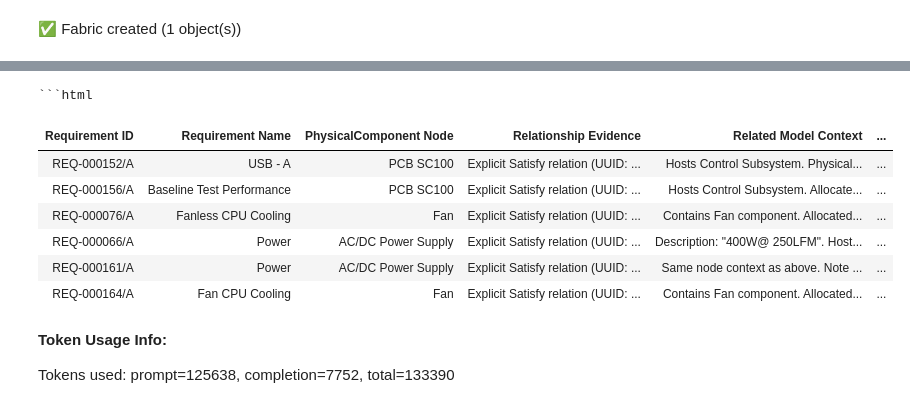
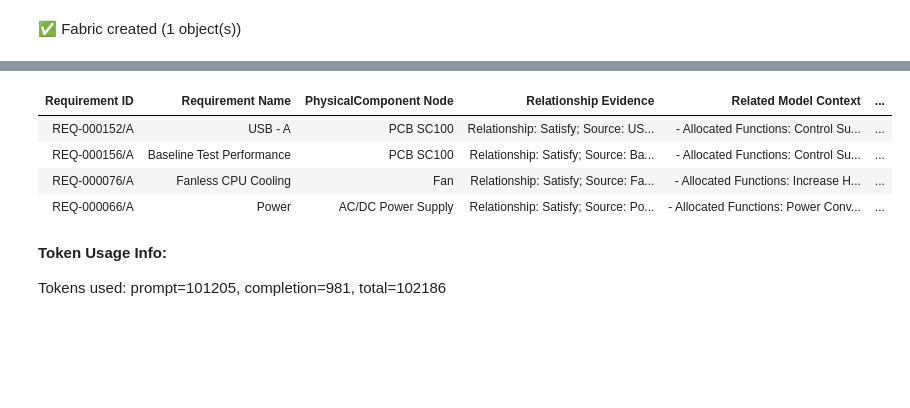
Before and after one commit to tkSDISW/EBSD_300, a Jupyter notebook: EBSD_300/Notebooks/4_EBSD_Requirements_Impact.ipynb, the cells around one changed output, grey strips where cells are left out. Saved outputs shown, nothing was run; the diff lists cells and outputs as text; code cells hidden in the pictures; blank space fills up the shorter version.

Commit message:
Update prompts

````diff
--- a/EBSD_300/Notebooks/4_EBSD_Requirements_Impact.ipynb
+++ b/EBSD_300/Notebooks/4_EBSD_Requirements_Impact.ipynb
@@ -151,4 +134,4 @@ res = agent.act('/t render_prompt_artifact {"prompt_def": {"type":"prompt_def",
 # %%
-res = agent.act('t reason_on_arcadia_fabric_or_files using arcadia_fabric_fab and prompt IJPC_Rend' )
+res = agent.act('/t reason_on_arcadia_fabric_or_files using arcadia_fabric_name:arcadia_fabric_fab, and prompt_name: IJPC_Rend' )
 #from pprint import pprint; pprint(res)
 # %% [output]
@@ -189,43 +170,40 @@ Explain the likely architectural consequence of a requirement change, such as im
 - verification expectations
 - connected exchanges or neighboring components
 
 Step 3 — Separate evidence from inference
 Clearly distinguish:
 - what is explicitly supported by the fabric
 - what is a reasonable engineering inference from that model content
 
 Avoid overcommitting to specific design solutions unless the fabric directly supports them.
 
 Step 4 — Include downstream architectural effects
 After explaining the direct node impact, include any immediate downstream effect on related functions, interfaces, exchanges, or connected components when supported by the fabric.
 
 Output format:
 Return a markdown table with these columns:
 
 | Requirement ID | Requirement Name | PhysicalComponent Node | Relationship Evidence | Related Model Context | Impact Type | Detailed Rationale |
 
 Where:
 - Relationship Evidence describes how the requirement and node are connected in the fabric
 - Related Model Context summarizes the most relevant surrounding model content
 - Impact Type is one of: Direct Impact, Indirect Impact, Constraint, Potential Downstream Impact
 - Detailed Rationale explains both the model-grounded impact and any clearly marked engineering inference
 
 Important guidance:
 - First locate the requirement-to-node relationship, then write the rationale
 - Prefer architecture-grounded explanations over generic systems engineering wording
 - Use cautious wording for inferred impacts such as "may require", "likely affects", or "could drive"
 - Include direct and immediate downstream impacts when visible from the fabric
-```html
 | Requirement ID | Requirement Name | PhysicalComponent Node | Relationship Evidence | Related Model Context | ... |
-| REQ-000152/A | USB - A | PCB SC100 | Explicit Satisfy relation (UUID: ... | Hosts Control Subsystem. Physical... | ... |
-| REQ-000156/A | Baseline Test Performance | PCB SC100 | Explicit Satisfy relation (UUID: ... | Hosts Control Subsystem. Allocate... | ... |
-| REQ-000076/A | Fanless CPU Cooling | Fan | Explicit Satisfy relation (UUID: ... | Contains Fan component. Allocated... | ... |
-| REQ-000066/A | Power | AC/DC Power Supply | Explicit Satisfy relation (UUID: ... | Description: "400W@ 250LFM". Host... | ... |
-| REQ-000161/A | Power | AC/DC Power Supply | Explicit Satisfy relation (UUID: ... | Same node context as above. Note ... | ... |
-| REQ-000164/A | Fan CPU Cooling | Fan | Explicit Satisfy relation (UUID: ... | Contains Fan component. Allocated... | ... |
+| REQ-000152/A | USB - A | PCB SC100 | Relationship: Satisfy; Source: US... | - Allocated Functions: Control Su... | ... |
+| REQ-000156/A | Baseline Test Performance | PCB SC100 | Relationship: Satisfy; Source: Ba... | - Allocated Functions: Control Su... | ... |
+| REQ-000076/A | Fanless CPU Cooling | Fan | Relationship: Satisfy; Source: Fa... | - Allocated Functions: Increase H... | ... |
+| REQ-000066/A | Power | AC/DC Power Supply | Relationship: Satisfy; Source: Po... | - Allocated Functions: Power Conv... | ... |
 **Token Usage Info:**
 
-Tokens used: prompt=125638, completion=7752, total=133390
+Tokens used: prompt=101205, completion=981, total=102186
 # %%
 #res = agent.act('Create a table from the requiremCreate ents that would be impacted by a change request of 30% improvement in performance, and a change to USB-C. Create a table that includes the requrement prefix,its long name, its text, and the rationale on the selection.')
 #from pprint import pprint; pprint(res)
````
Also changed, not shown: parts of 10 cells of this notebook, 3 other files.
